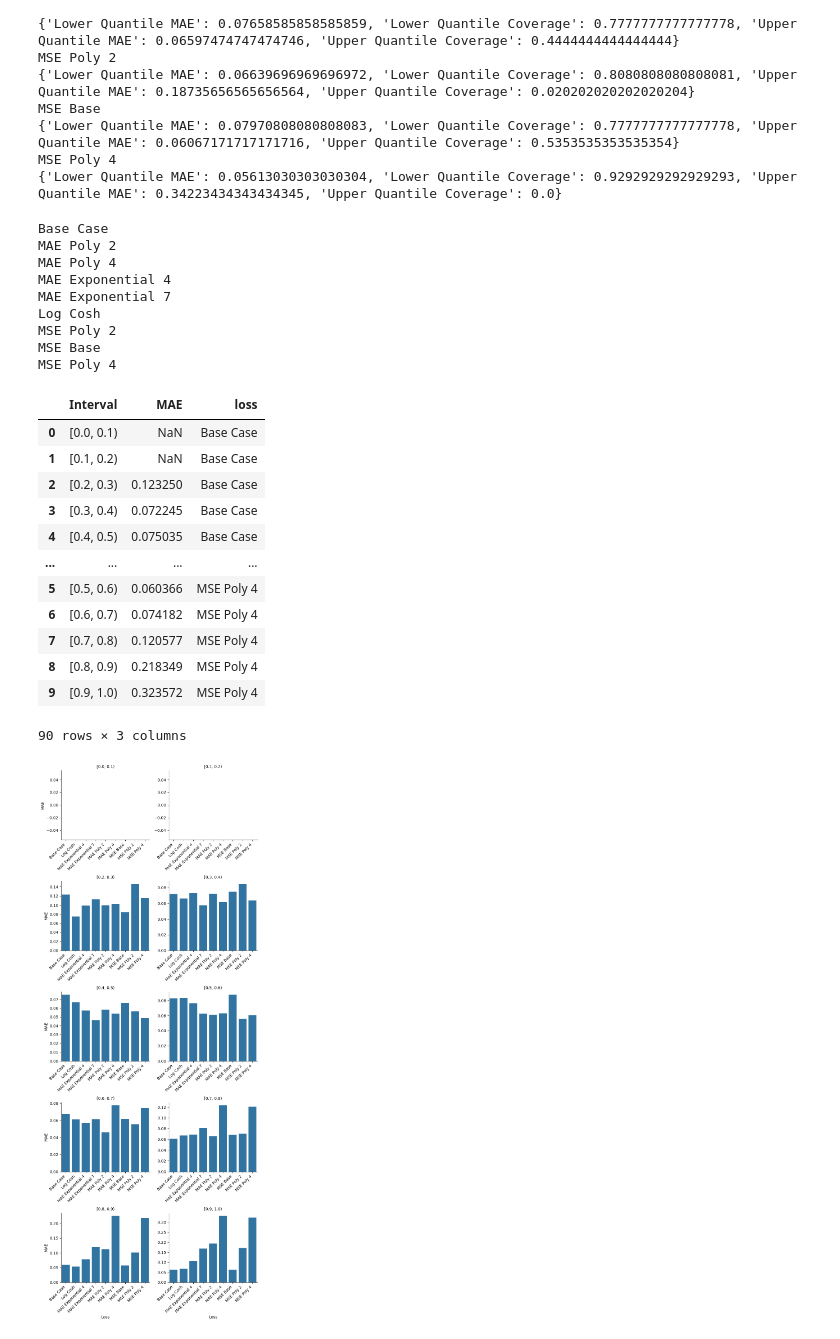
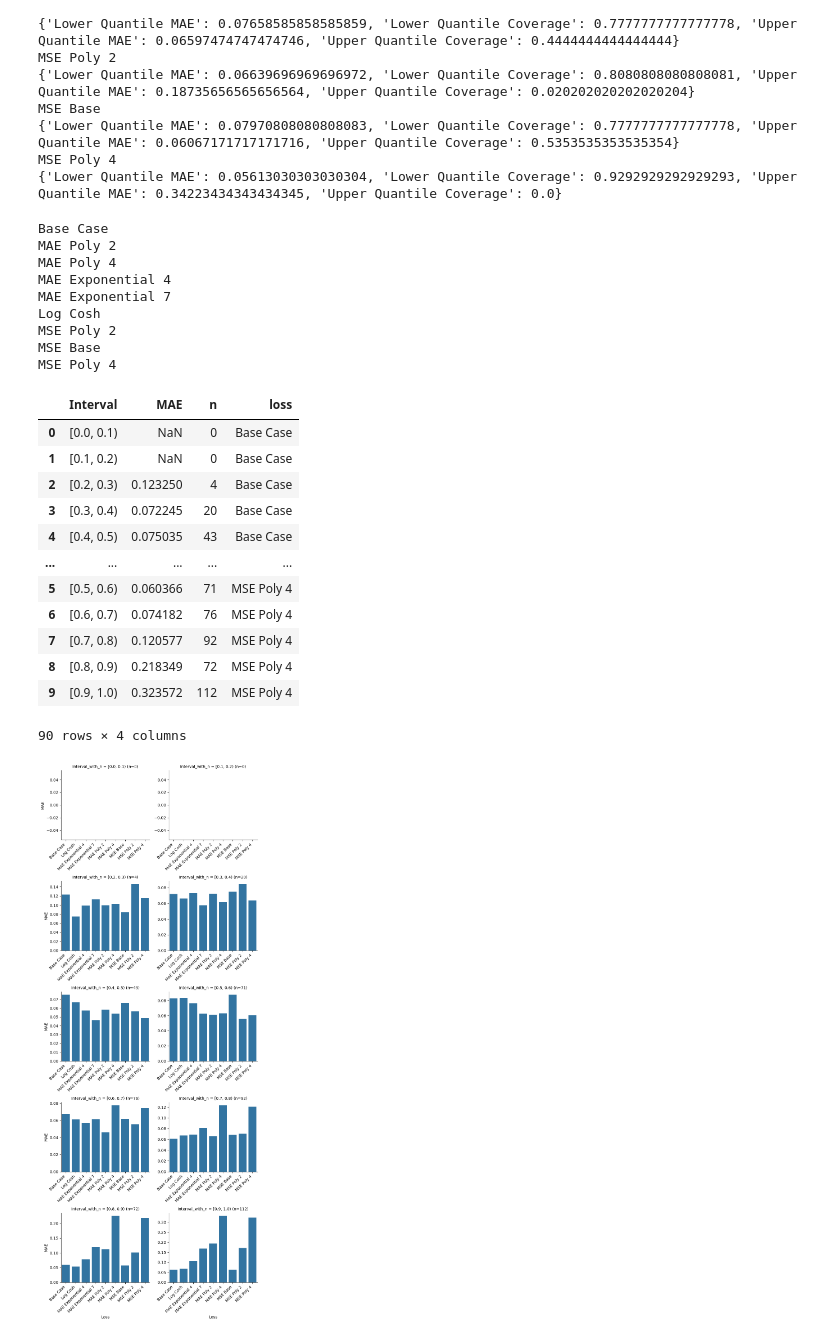
Before and after one commit to JDACS4C-IMPROVE/Scratch, a Jupyter notebook: alt-scores/mae_poly.ipynb, the cells around one changed output. Drawn from its saved outputs; the diff is of its cells as text; code cells hidden in the pictures.

Commit message:
Adjusted histogram plot

```diff
--- a/alt-scores/mae_poly.ipynb
+++ b/alt-scores/mae_poly.ipynb
@@ -283,6 +283,7 @@ def mae_intervals(data, key, plot=False):
     bin_indices = np.digitize(y_true, bins, right=False) - 1  # -1 to make bins 0-indexed
     # Calculate MAE for each bin
     mae_per_bin = []
+    count_per_bin = []
     for i in range(len(bins) - 1):
         indices_in_bin = np.where(bin_indices == i)[0]
         if len(indices_in_bin) > 0:
@@ -290,9 +291,11 @@ def mae_intervals(data, key, plot=False):
         else:
             mae = np.nan  # No data in this bin
         mae_per_bin.append(mae)
+        count_per_bin.append(len(indices_in_bin))
     results = pd.DataFrame({
         "Interval": bin_labels,
-        "MAE": mae_per_bin
+        "MAE": mae_per_bin,
+        "n": count_per_bin
     })
 
     results["loss"] = key
@@ -797,32 +802,47 @@ Log Cosh
 MSE Poly 2
 MSE Base
 MSE Poly 4
-|  | Interval | MAE | loss |
-| 0 | [0.0, 0.1) | NaN | Base Case |
-| 1 | [0.1, 0.2) | NaN | Base Case |
-| 2 | [0.2, 0.3) | 0.123250 | Base Case |
-| 3 | [0.3, 0.4) | 0.072245 | Base Case |
-| 4 | [0.4, 0.5) | 0.075035 | Base Case |
-| ... | ... | ... | ... |
-| 5 | [0.5, 0.6) | 0.060366 | MSE Poly 4 |
-| 6 | [0.6, 0.7) | 0.074182 | MSE Poly 4 |
-| 7 | [0.7, 0.8) | 0.120577 | MSE Poly 4 |
-| 8 | [0.8, 0.9) | 0.218349 | MSE Poly 4 |
-| 9 | [0.9, 1.0) | 0.323572 | MSE Poly 4 |
+|  | Interval | MAE | n | loss |
+| 0 | [0.0, 0.1) | NaN | 0 | Base Case |
+| 1 | [0.1, 0.2) | NaN | 0 | Base Case |
+| 2 | [0.2, 0.3) | 0.123250 | 4 | Base Case |
+| 3 | [0.3, 0.4) | 0.072245 | 20 | Base Case |
+| 4 | [0.4, 0.5) | 0.075035 | 43 | Base Case |
+| ... | ... | ... | ... | ... |
+| 5 | [0.5, 0.6) | 0.060366 | 71 | MSE Poly 4 |
+| 6 | [0.6, 0.7) | 0.074182 | 76 | MSE Poly 4 |
+| 7 | [0.7, 0.8) | 0.120577 | 92 | MSE Poly 4 |
+| 8 | [0.8, 0.9) | 0.218349 | 72 | MSE Poly 4 |
+| 9 | [0.9, 1.0) | 0.323572 | 112 | MSE Poly 4 |
-90 rows × 3 columns
+90 rows × 4 columns
 # %%
-# Create the plot
-g = sns.FacetGrid(interval_df, col="Interval", sharex=False, sharey=False, height=4, col_wrap=2)
+# # Create the plot
+# g = sns.FacetGrid(interval_df, col="Interval", sharex=False, sharey=False, height=4, col_wrap=2)
+# g.map(sns.barplot, "loss", "MAE", order=interval_df["loss"].sort_values().unique())
+
+# # Adjust and show the plot
+
+# for ax in g.axes.flat:
+#     ax.set_xticklabels(ax.get_xticklabels(), rotation=45, ha="right")
+
+# g.set_axis_labels("Loss", "MAE")
+# g.set_titles(col_template="{col_name} (n={n})")
+# g.tight_layout()
+# plt.show()
+
+interval_df["Interval_with_n"] = interval_df.apply(lambda row: f"{row['Interval']} (n={row['n']})", axis=1)
+
+# Update the FacetGrid to use the new Interval_with_n column for titles
+g = sns.FacetGrid(interval_df, col="Interval_with_n", sharex=False, sharey=False, height=4, col_wrap=2)
 g.map(sns.barplot, "loss", "MAE", order=interval_df["loss"].sort_values().unique())
 
-# Adjust and show the plot
-
+# Rotate x-axis labels
 for ax in g.axes.flat:
     ax.set_xticklabels(ax.get_xticklabels(), rotation=45, ha="right")
 
+# Adjust and show the plot
 g.set_axis_labels("Loss", "MAE")
-g.set_titles(col_template="{col_name}")
 g.tight_layout()
 plt.show()
 # %% [output]
-[figure, old version]
+[figure, new version]
```
Also changed, not shown: parts of 3 cells of this notebook.
